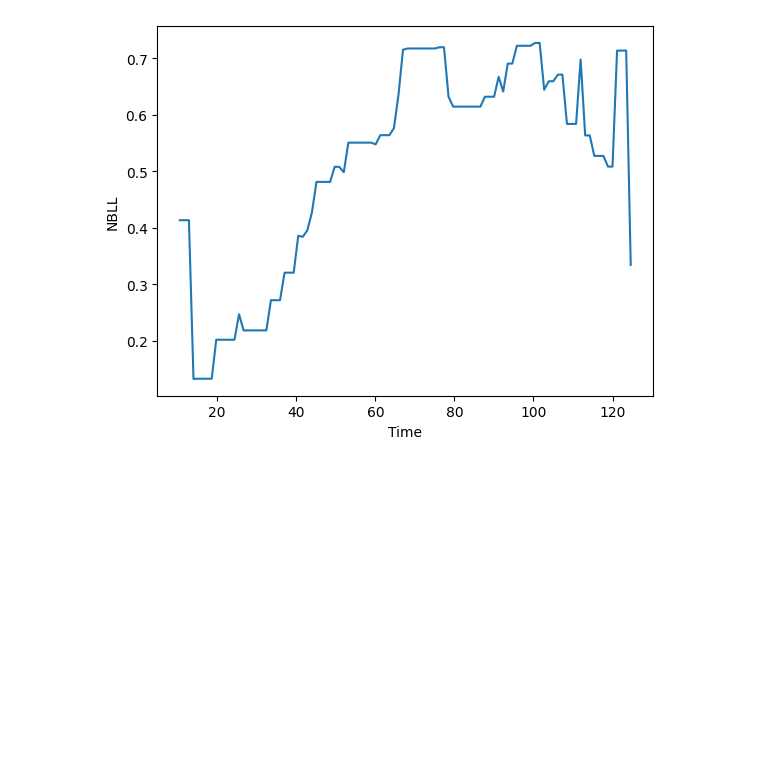
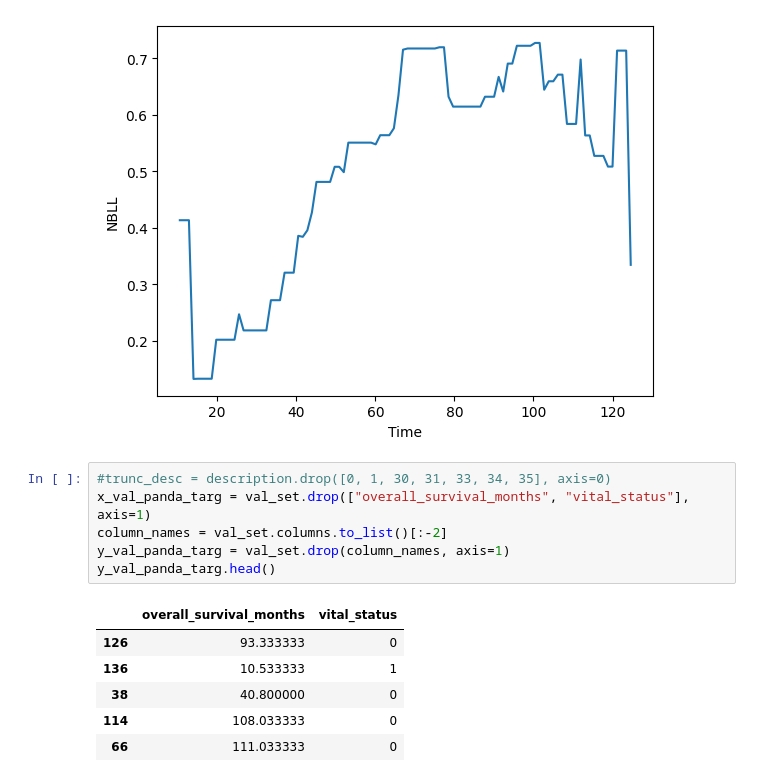
Before and after one commit to andersvestengen/Phd-interview-project, a Jupyter notebook: Project_folder/testbed.ipynb, the cells around one changed output. Cells and saved outputs as stored; diff of their text form; blank space fills up the shorter version.

```diff
--- a/Project_folder/testbed.ipynb
+++ b/Project_folder/testbed.ipynb
@@ -284,3 +284,16 @@ plt.ylabel('NBLL')
 _ = plt.xlabel('Time')
 # %% [output]
 [figure]
+# %%
+#trunc_desc = description.drop([0, 1, 30, 31, 33, 34, 35], axis=0)
+x_val_panda_targ = val_set.drop(["overall_survival_months", "vital_status"], axis=1)
+column_names = val_set.columns.to_list()[:-2]
+y_val_panda_targ = val_set.drop(column_names, axis=1)
+y_val_panda_targ.head()
+# %% [output]
+|  | overall_survival_months | vital_status |
+| 126 | 93.333333 | 0 |
+| 136 | 10.533333 | 1 |
+| 38 | 40.800000 | 0 |
+| 114 | 108.033333 | 0 |
+| 66 | 111.033333 | 0 |
```
Also changed, not shown: parts of 4 cells of this notebook.
